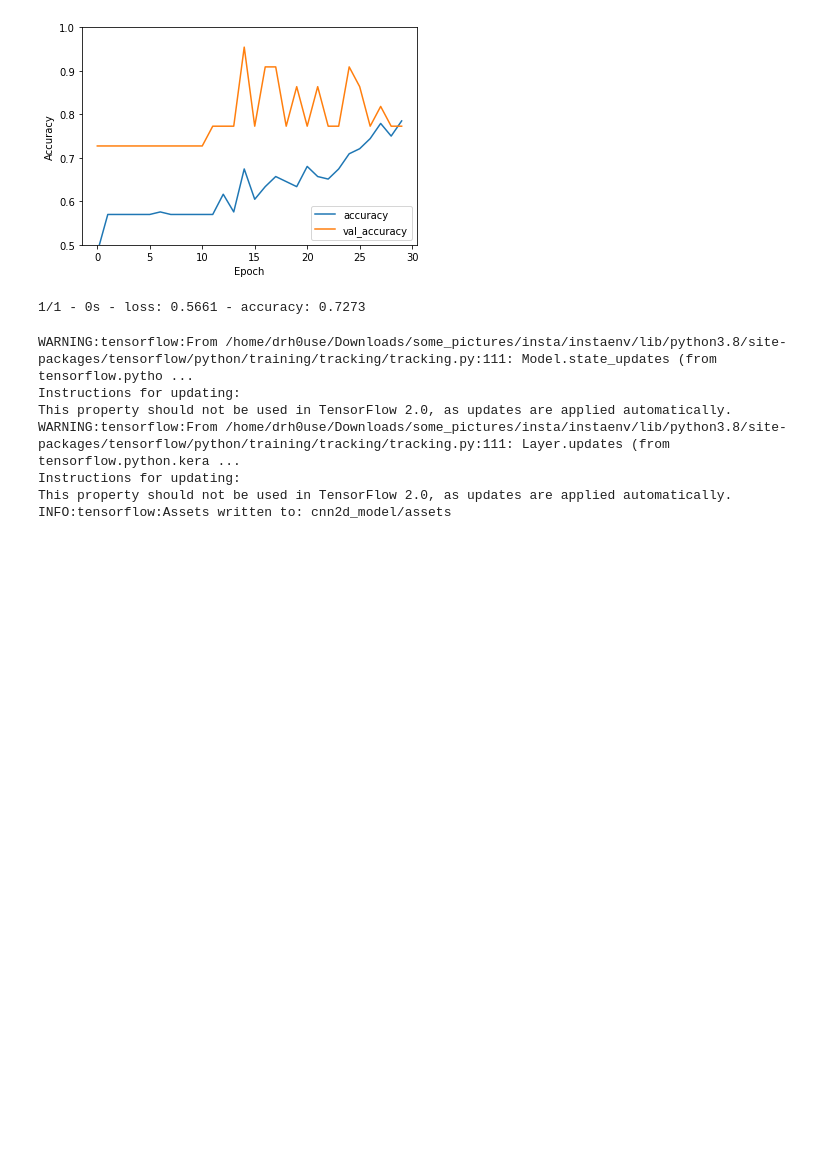
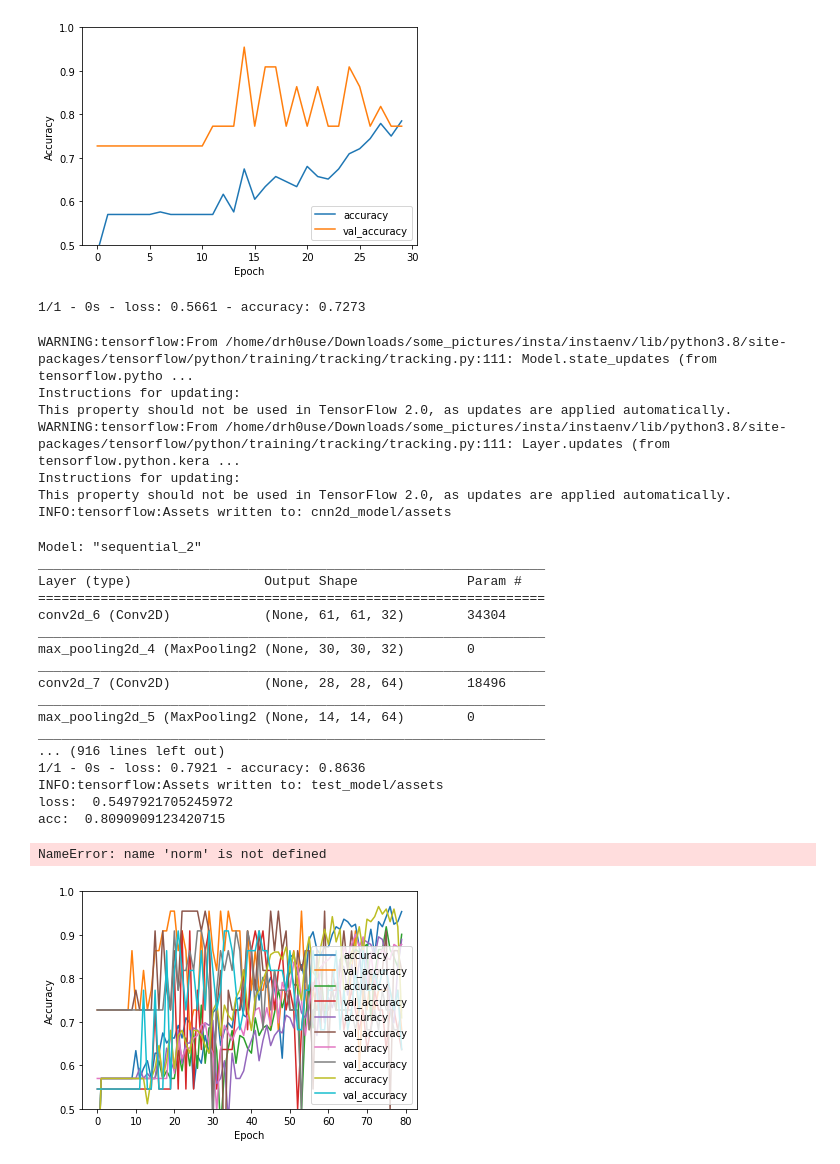
Before and after one commit to aozmekik/cbhir, a Jupyter notebook: cnn2d.ipynb, the cells around one changed output. Drawn from its saved outputs; the diff is of its cells as text; code cells hidden in the pictures; blank space fills up the shorter version.

Commit message:
multiple test results

```diff
--- a/cnn2d.ipynb
+++ b/cnn2d.ipynb
@@ -22,7 +22,7 @@ def train_model(model, X_train, Y_train, X_val, Y_val):
                   loss=tf.keras.losses.SparseCategoricalCrossentropy(from_logits=True),
                   metrics=['accuracy'])
 
-    history = model.fit(X_train, Y_train, epochs=30,
+    history = model.fit(X_train, Y_train, batch_size=128, epochs=80,
                         validation_data=(X_val, Y_val))
     plt.plot(history.history['accuracy'], label='accuracy')
     plt.plot(history.history['val_accuracy'], label='val_accuracy')
@@ -30,6 +30,39 @@ def train_model(model, X_train, Y_train, X_val, Y_val):
     plt.ylabel('Accuracy')
     plt.ylim([0.5, 1])
     plt.legend(loc='lower right')
+# %%
+def multiple_test(n=5):
+  norms = {'l0': [0,0,0,0], 'l1': [0,0,0,0], 'l2': [0,0,0,0], 'linf': [0,0,0,0]}
+  loss, acc = 0, 0
+
+  for i in range(n):
+    X, Y, _, _ = get_hsi()
+    X_train, X_test, Y_train, Y_test = train_test_split(X, Y, test_size=.2, random_state=42)
+    X_test, X_val, Y_test, Y_val = train_test_split(X_test, Y_test, test_size=0.5)
+    model = create_model()
+    train_model(model, X_train, Y_train, X_val, Y_val)
+    test_loss, test_acc = model.evaluate(X_test,  Y_test, verbose=2)
+    loss += test_loss
+    acc += test_acc
+    model.save('test_model')
+    for k, v in norms.items():
+      ac, pr, rc, hl = cbir('test_model', norm=k, verbose=False)
+      norms[k][0] += ac
+      norms[k][1] += pr
+      norms[k][2] += rc
+      norms[k][3] += hl
+
+
+
+  # get average
+  loss /= n
+  acc /= n
+  print('loss: ', loss)
+  print('acc: ', acc)
+  for k, v in norms.items():
+    for i in range(4):
+      norms[k][i] /= n
+    print('AC (%): {:.2f}\nPR (%): {:.2f}\nRC (%): {:.2f}\nHL    : {:.2f}'.format(norms[k][0], norms[k][1], norms[k][2], norms[k][3]))
 # %%
 X, Y, _, _ = get_hsi()
 show_img(X, Y)
@@ -104,3 +137,25 @@ WARNING:tensorflow:From /home/drh0use/Downloads/some_pictures/insta/instaenv/lib
 Instructions for updating:
 This property should not be used in TensorFlow 2.0, as updates are applied automatically.
 INFO:tensorflow:Assets written to: cnn2d_model/assets
+# %%
+multiple_test()
+# %% [output]
+Model: "sequential_2"
+_________________________________________________________________
+Layer (type)                 Output Shape              Param #
+=================================================================
+conv2d_6 (Conv2D)            (None, 61, 61, 32)        34304
+_________________________________________________________________
+max_pooling2d_4 (MaxPooling2 (None, 30, 30, 32)        0
+_________________________________________________________________
+conv2d_7 (Conv2D)            (None, 28, 28, 64)        18496
+_________________________________________________________________
+max_pooling2d_5 (MaxPooling2 (None, 14, 14, 64)        0
+_________________________________________________________________
+... (916 lines left out)
+1/1 - 0s - loss: 0.7921 - accuracy: 0.8636
+INFO:tensorflow:Assets written to: test_model/assets
+loss:  0.5497921705245972
+acc:  0.8090909123420715
+NameError: name 'norm' is not defined
+[figure, added]
```
Also changed, not shown: 1 other file.
